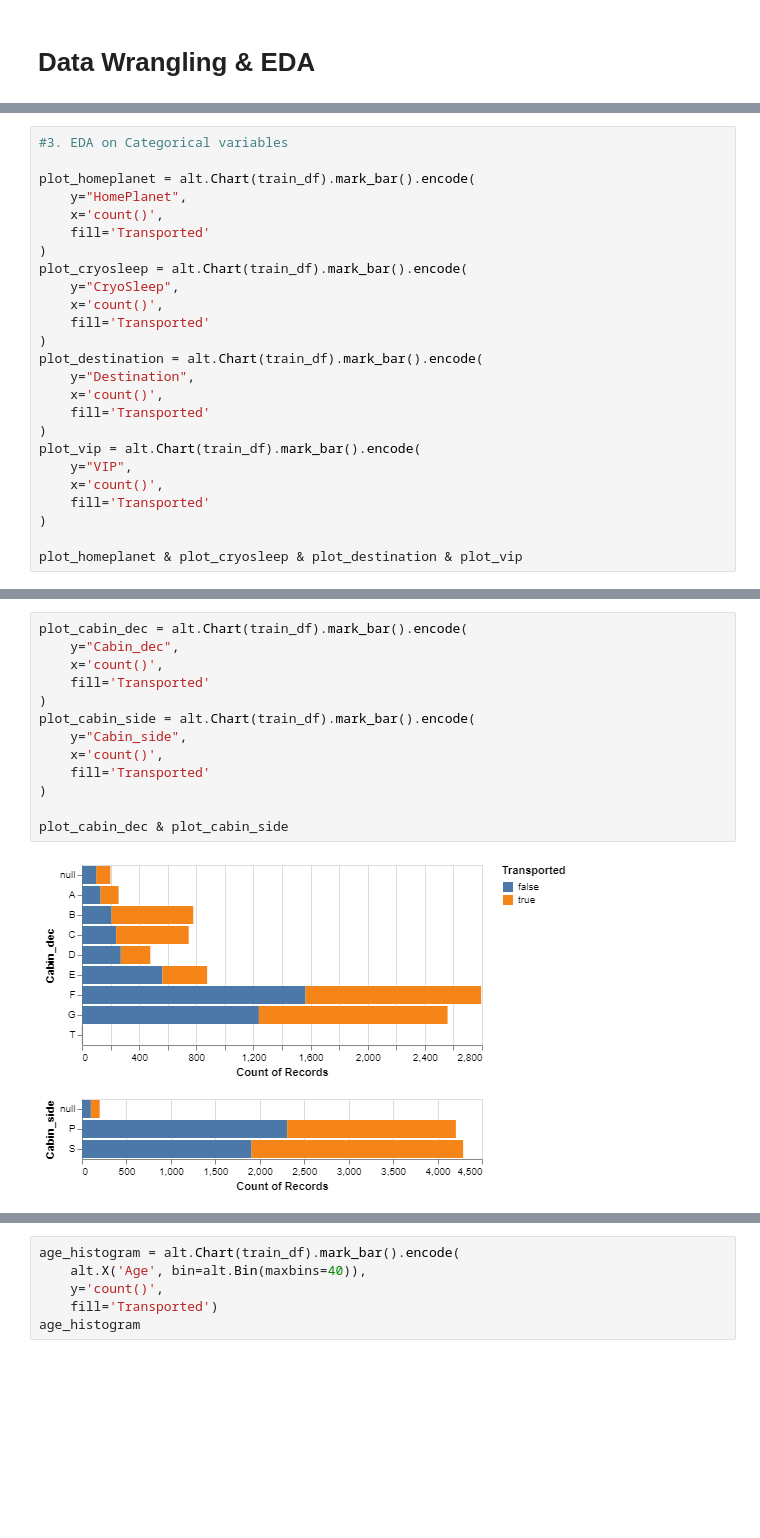
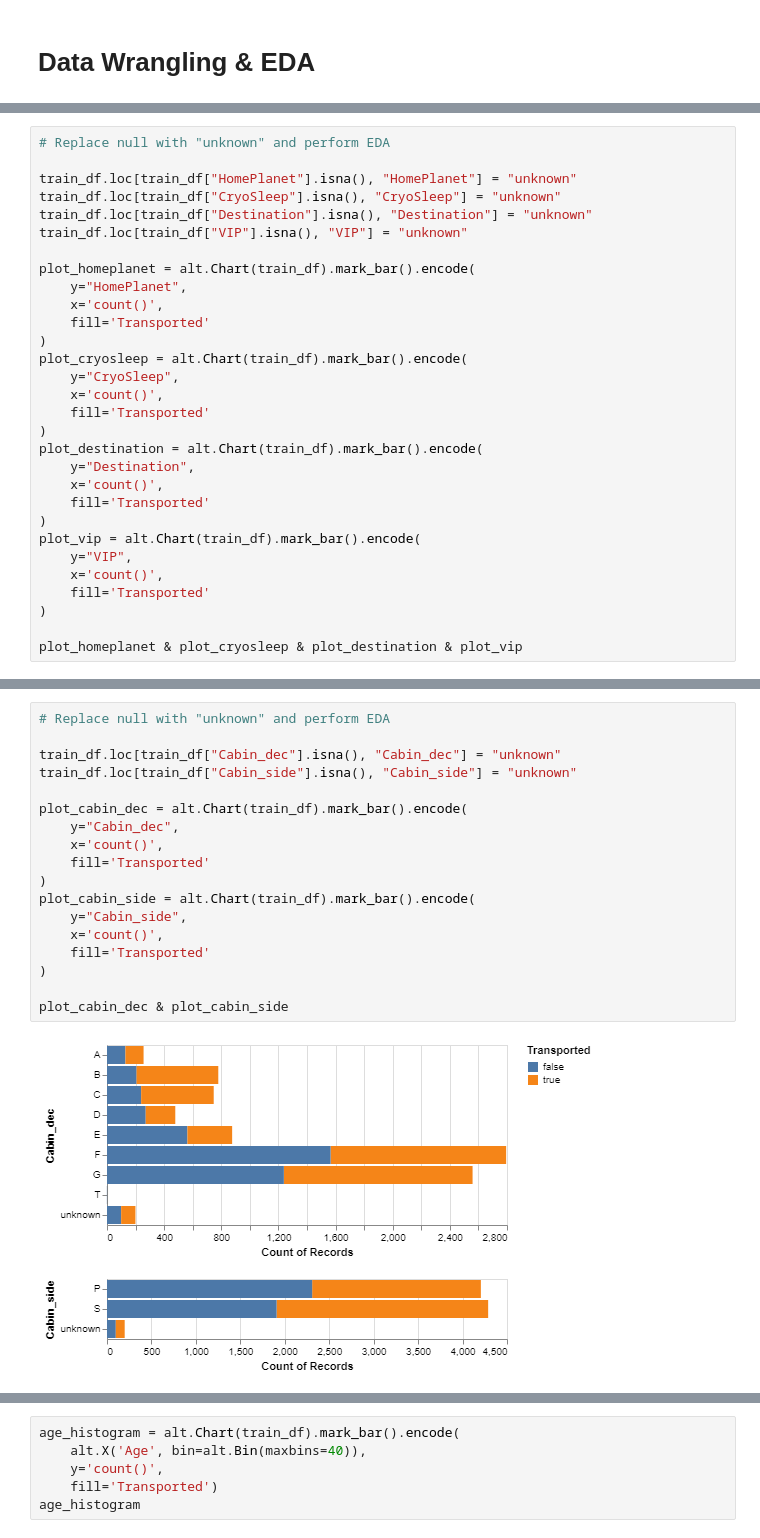
Before and after one commit to johnwslee/Spaceship_Titanic, a Jupyter notebook: spaceship_titanic.ipynb, the cells around one changed output, grey strips where cells are left out. Saved outputs shown, nothing was run; the diff lists cells and outputs as text; blank space fills up the shorter version.

Commit message:
Wangling for train set is done~!!!

```diff
--- a/spaceship_titanic.ipynb
+++ b/spaceship_titanic.ipynb
@@ -202,5 +202,10 @@ alt.Chart(train_df).mark_bar(clip=True).encode(
 # %%
-#3. EDA on Categorical variables
+# Replace null with "unknown" and perform EDA
+
+train_df.loc[train_df["HomePlanet"].isna(), "HomePlanet"] = "unknown"
+train_df.loc[train_df["CryoSleep"].isna(), "CryoSleep"] = "unknown"
+train_df.loc[train_df["Destination"].isna(), "Destination"] = "unknown"
+train_df.loc[train_df["VIP"].isna(), "VIP"] = "unknown"
 
 plot_homeplanet = alt.Chart(train_df).mark_bar().encode(
     y="HomePlanet",
@@ -253,15 +240,20 @@ dtype: int64
 # %%
+# Replace null with "unknown" and perform EDA
+
+train_df.loc[train_df["Cabin_dec"].isna(), "Cabin_dec"] = "unknown"
+train_df.loc[train_df["Cabin_side"].isna(), "Cabin_side"] = "unknown"
+
 plot_cabin_dec = alt.Chart(train_df).mark_bar().encode(
     y="Cabin_dec",
     x='count()',
     fill='Transported'
 )
 plot_cabin_side = alt.Chart(train_df).mark_bar().encode(
     y="Cabin_side",
     x='count()',
     fill='Transported'
 )
 
 plot_cabin_dec & plot_cabin_side
 # %% [output]
-[figure, old version]
+[figure, new version]
```
Also changed, not shown: parts of 40 cells of this notebook.
